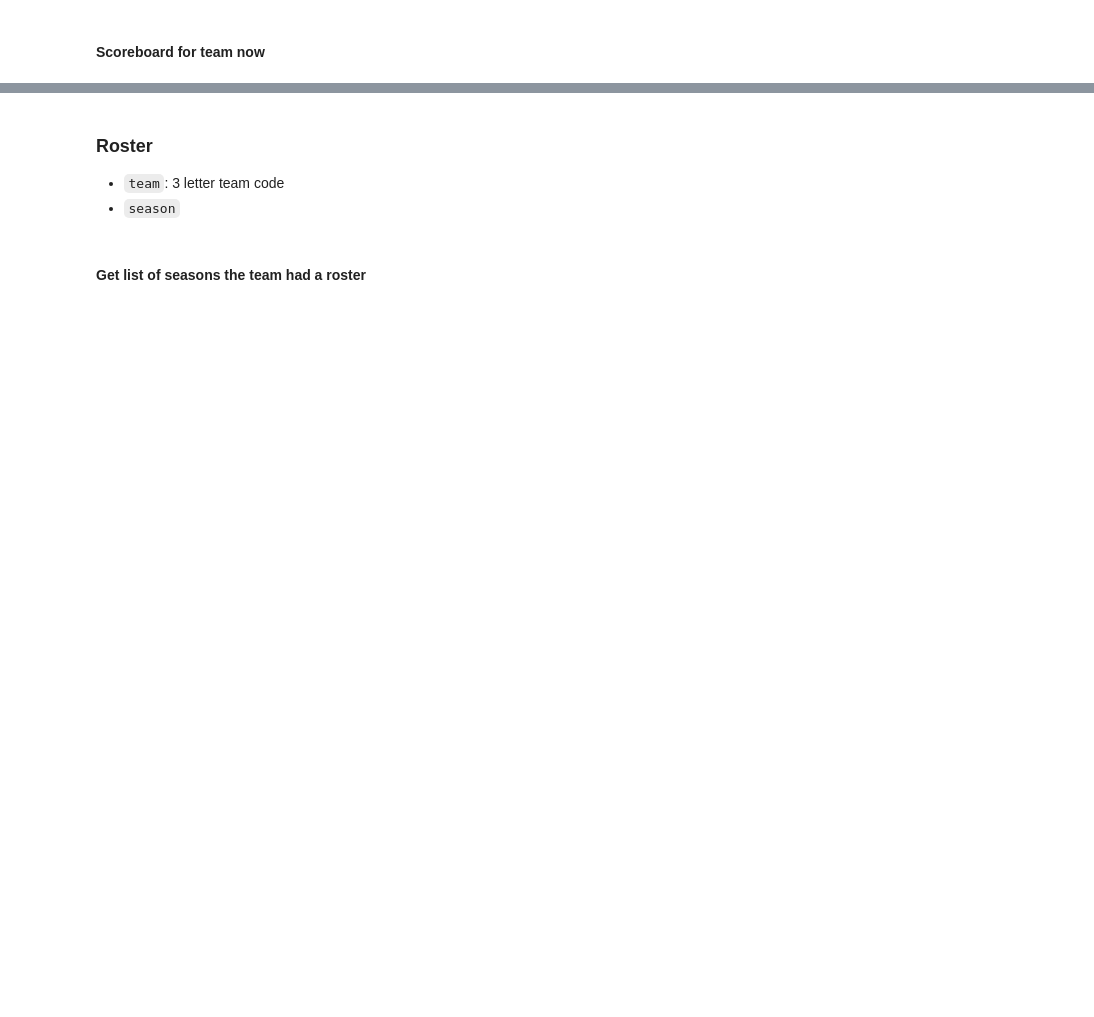
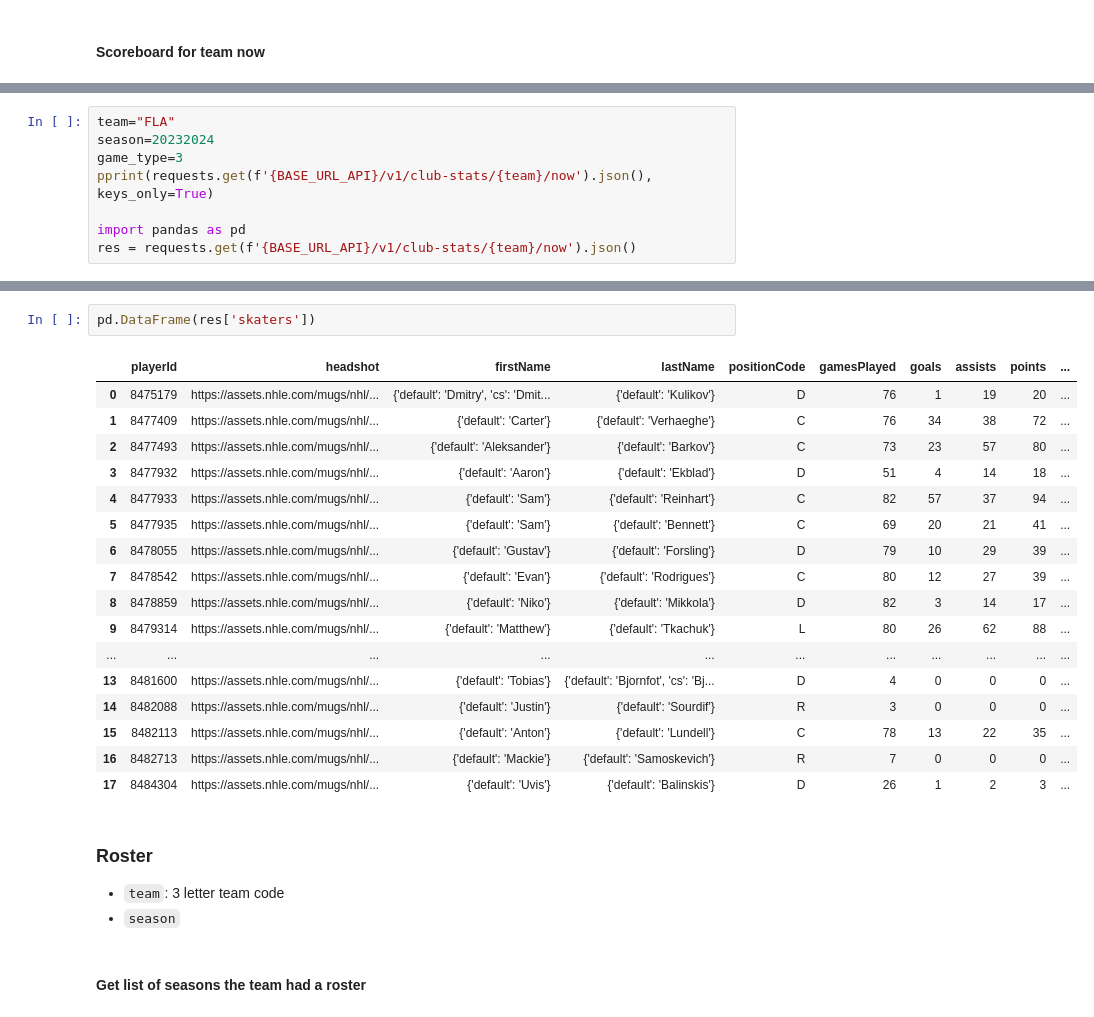
Before and after one commit to trxe/NHL-API-Reference, a Jupyter notebook: api-web.ipynb, the cells around one changed output, grey strips where cells are left out. Saved outputs shown, nothing was run; the diff lists cells and outputs as text; blank space fills up the shorter version.

```diff
--- a/api-web.ipynb
+++ b/api-web.ipynb
@@ -438,0 +559,8 @@ pprint(requests.get(f'{BASE_URL_API}/v1/club-stats/{team}/now').json())
+# %%
+team="FLA"
+season=20232024
+game_type=3
+pprint(requests.get(f'{BASE_URL_API}/v1/club-stats/{team}/now').json(), keys_only=True)
+
+import pandas as pd
+res = requests.get(f'{BASE_URL_API}/v1/club-stats/{team}/now').json()
@@ -439,3 +574,23 @@ pprint(requests.get(f'{BASE_URL_API}/v1/club-stats/{team}/now').json())
+# %%
+pd.DataFrame(res['skaters'])
+# %% [output]
+|  | playerId | headshot | firstName | lastName | positionCode | gamesPlayed | goals | assists | points | ... |
+| 0 | 8475179 | https://assets.nhle.com/mugs/nhl/... | {'default': 'Dmitry', 'cs': 'Dmit... | {'default': 'Kulikov'} | D | 76 | 1 | 19 | 20 | ... |
+| 1 | 8477409 | https://assets.nhle.com/mugs/nhl/... | {'default': 'Carter'} | {'default': 'Verhaeghe'} | C | 76 | 34 | 38 | 72 | ... |
+| 2 | 8477493 | https://assets.nhle.com/mugs/nhl/... | {'default': 'Aleksander'} | {'default': 'Barkov'} | C | 73 | 23 | 57 | 80 | ... |
+| 3 | 8477932 | https://assets.nhle.com/mugs/nhl/... | {'default': 'Aaron'} | {'default': 'Ekblad'} | D | 51 | 4 | 14 | 18 | ... |
+| 4 | 8477933 | https://assets.nhle.com/mugs/nhl/... | {'default': 'Sam'} | {'default': 'Reinhart'} | C | 82 | 57 | 37 | 94 | ... |
+| 5 | 8477935 | https://assets.nhle.com/mugs/nhl/... | {'default': 'Sam'} | {'default': 'Bennett'} | C | 69 | 20 | 21 | 41 | ... |
+| 6 | 8478055 | https://assets.nhle.com/mugs/nhl/... | {'default': 'Gustav'} | {'default': 'Forsling'} | D | 79 | 10 | 29 | 39 | ... |
+| 7 | 8478542 | https://assets.nhle.com/mugs/nhl/... | {'default': 'Evan'} | {'default': 'Rodrigues'} | C | 80 | 12 | 27 | 39 | ... |
+| 8 | 8478859 | https://assets.nhle.com/mugs/nhl/... | {'default': 'Niko'} | {'default': 'Mikkola'} | D | 82 | 3 | 14 | 17 | ... |
+| 9 | 8479314 | https://assets.nhle.com/mugs/nhl/... | {'default': 'Matthew'} | {'default': 'Tkachuk'} | L | 80 | 26 | 62 | 88 | ... |
+| ... | ... | ... | ... | ... | ... | ... | ... | ... | ... | ... |
+| 13 | 8481600 | https://assets.nhle.com/mugs/nhl/... | {'default': 'Tobias'} | {'default': 'Bjornfot', 'cs': 'Bj... | D | 4 | 0 | 0 | 0 | ... |
+| 14 | 8482088 | https://assets.nhle.com/mugs/nhl/... | {'default': 'Justin'} | {'default': 'Sourdif'} | R | 3 | 0 | 0 | 0 | ... |
+| 15 | 8482113 | https://assets.nhle.com/mugs/nhl/... | {'default': 'Anton'} | {'default': 'Lundell'} | C | 78 | 13 | 22 | 35 | ... |
+| 16 | 8482713 | https://assets.nhle.com/mugs/nhl/... | {'default': 'Mackie'} | {'default': 'Samoskevich'} | R | 7 | 0 | 0 | 0 | ... |
+| 17 | 8484304 | https://assets.nhle.com/mugs/nhl/... | {'default': 'Uvis'} | {'default': 'Balinskis'} | D | 26 | 1 | 2 | 3 | ... |
 # %% [markdown]
 ### Roster
 
```
Also changed, not shown: parts of 32 cells of this notebook.
